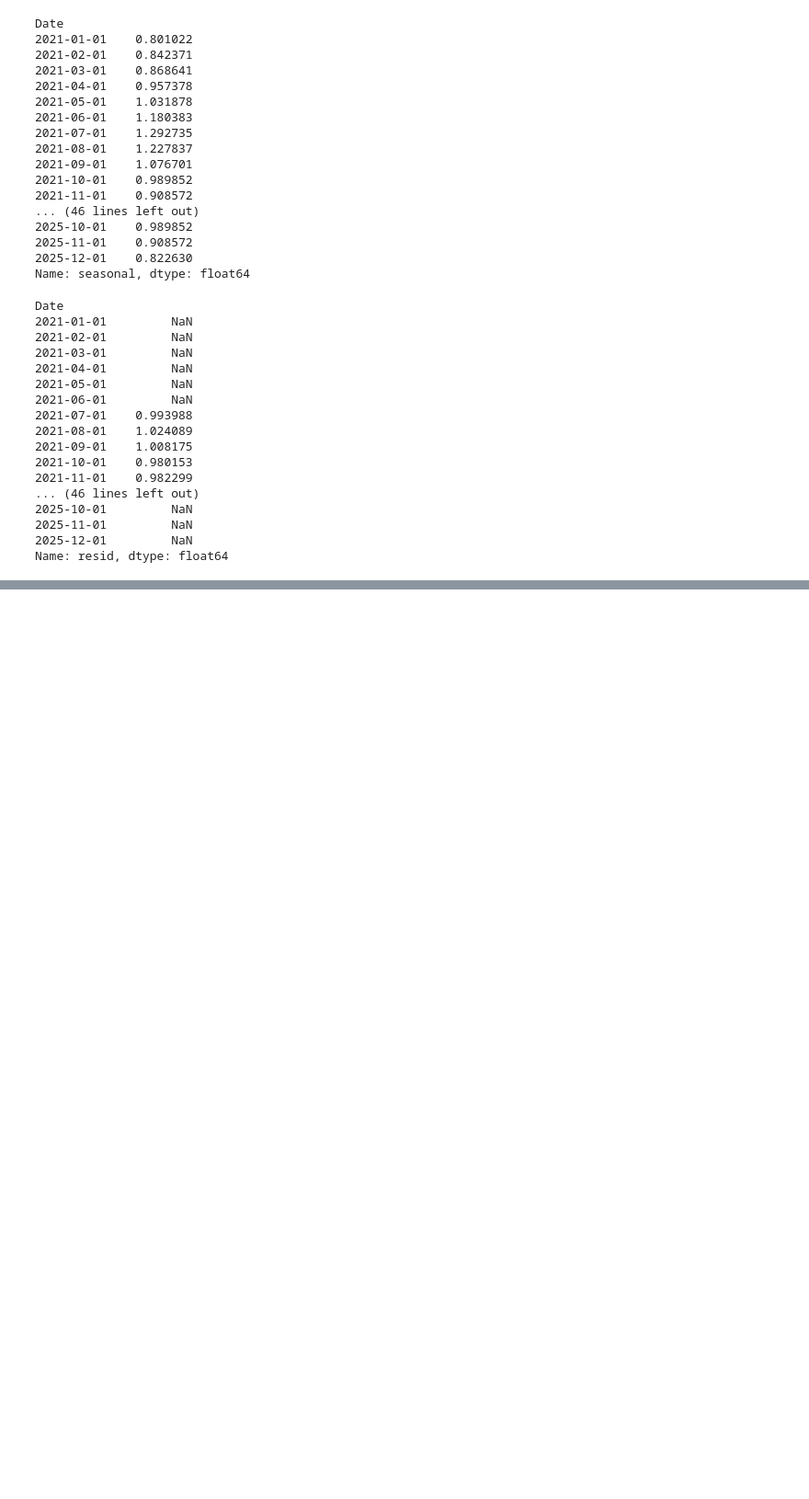
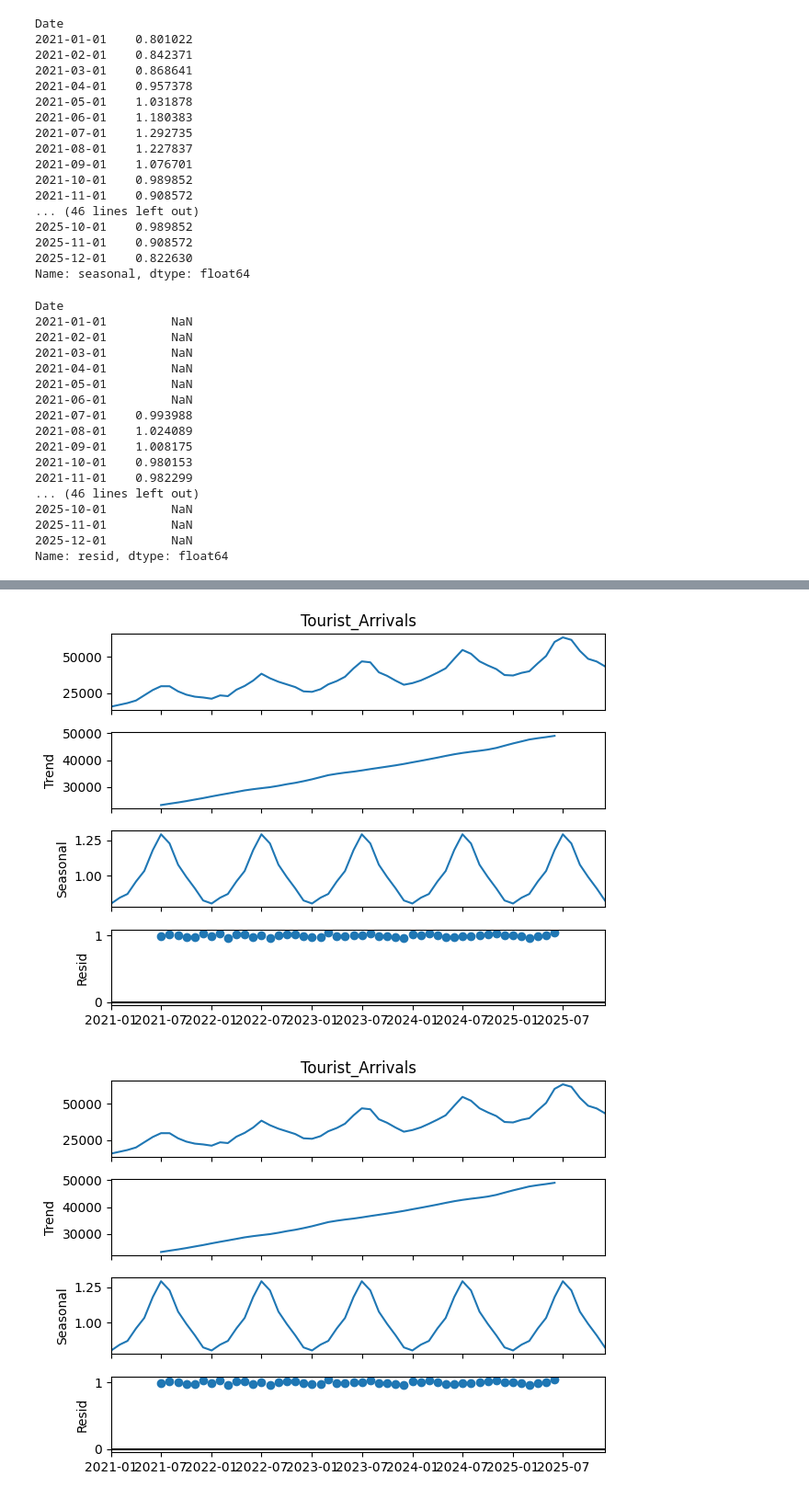
Before and after one commit to guruchiwate06/Time-Series-, a Jupyter notebook: Decomposition/Tourist_TS.ipynb, the cells around one changed output, grey strips where cells are left out. Shown at 92% size. Drawn from its saved outputs; the diff is of its cells as text; code cells hidden in the pictures; blank space fills up the shorter version.

```diff
--- a/Decomposition/Tourist_TS.ipynb
+++ b/Decomposition/Tourist_TS.ipynb
@@ -147,0 +166,5 @@ Name: resid, dtype: float64
+# %%
+result.plot()
+# %% [output]
+[figure, added]
+[figure, added]
```
Also changed, not shown: parts of 1 cell of this notebook, 21 other files.
